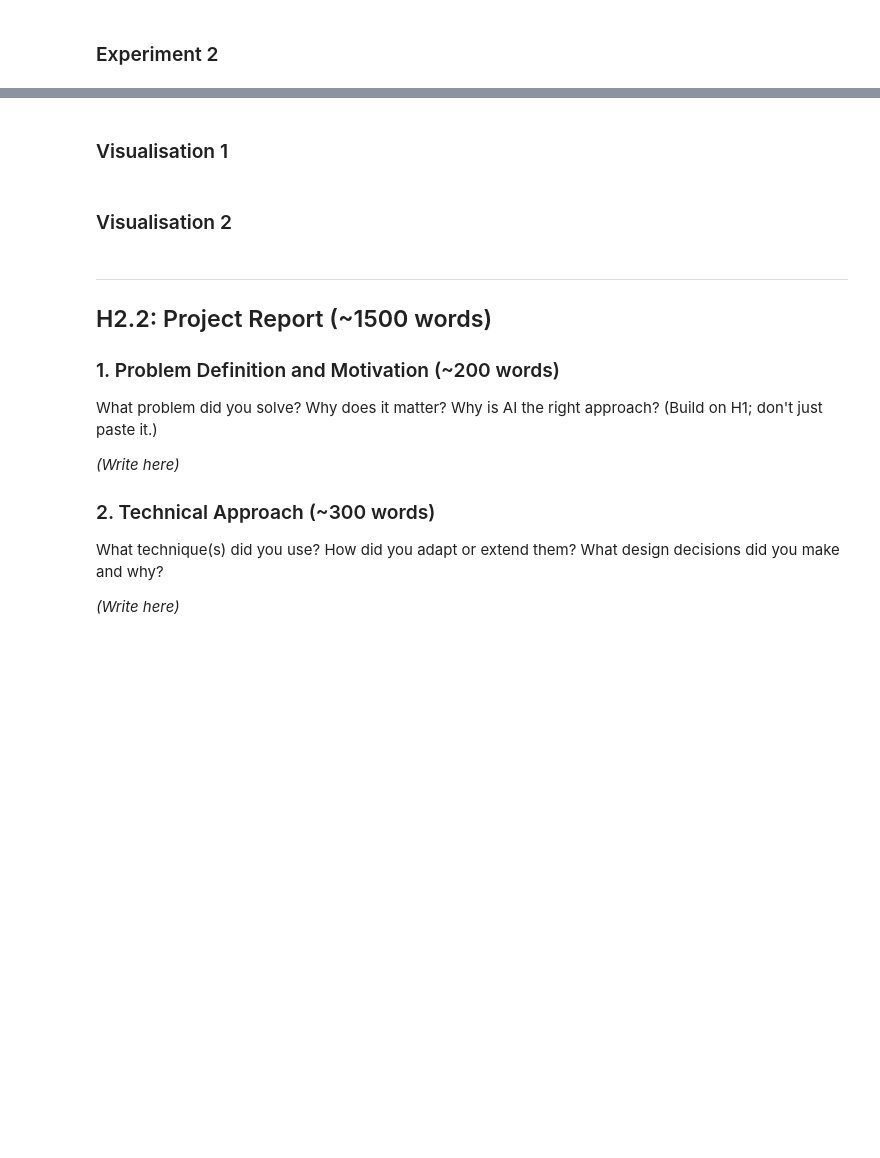
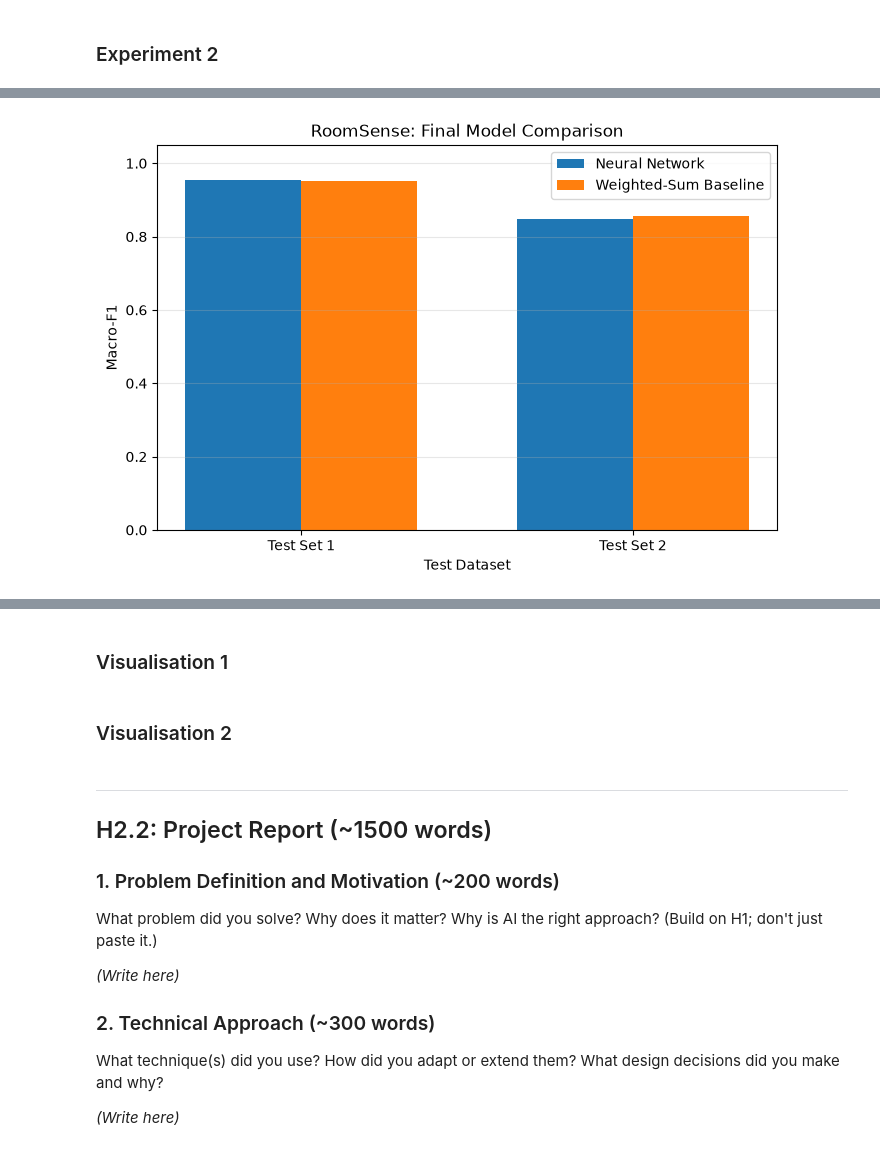
Before and after one commit to mxhamedxx/roomsense, a Jupyter notebook: RoomSense_H2.ipynb, the cells around one changed output, grey strips where cells are left out. Drawn from its saved outputs; the diff is of its cells as text; code cells hidden in the pictures; blank space fills up the shorter version.

```diff
--- a/RoomSense_H2.ipynb
+++ b/RoomSense_H2.ipynb
@@ -836,0 +1198,54 @@ Best validation learning rate: 0.5
+# %%
+# --- FINAL GRAPH: TEST PERFORMANCE COMPARISON ---
+
+test_names = list(test_sets.keys())
+
+nn_f1 = [
+    final_results[name]["Neural Network"]["Macro-F1"]
+    for name in test_names
+]
+
+baseline_f1 = [
+    final_results[name]["Baseline"]["Macro-F1"]
+    for name in test_names
+]
+
+x = np.arange(len(test_names))
+width = 0.35
+
+plt.figure(figsize=(8, 5))
+
+plt.bar(
+    x - width / 2,
+    nn_f1,
+    width,
+    label="Neural Network"
+)
+
+plt.bar(
+    x + width / 2,
+    baseline_f1,
+    width,
+    label="Weighted-Sum Baseline"
+)
+
+plt.xlabel("Test Dataset")
+plt.ylabel("Macro-F1")
+plt.title("RoomSense: Final Model Comparison")
+
+plt.xticks(x, test_names)
+plt.ylim(0, 1.05)
+plt.legend()
+plt.grid(axis="y", alpha=0.3)
+
+FIGURES_DIR.mkdir(parents=True, exist_ok=True)
+
+plt.savefig(
+    FIGURES_DIR / "final_model_comparison.png",
+    dpi=150,
+    bbox_inches="tight"
+)
+
+plt.show()
+# %% [output]
+[figure, added]
```
Also changed, not shown: parts of 10 cells of this notebook.
